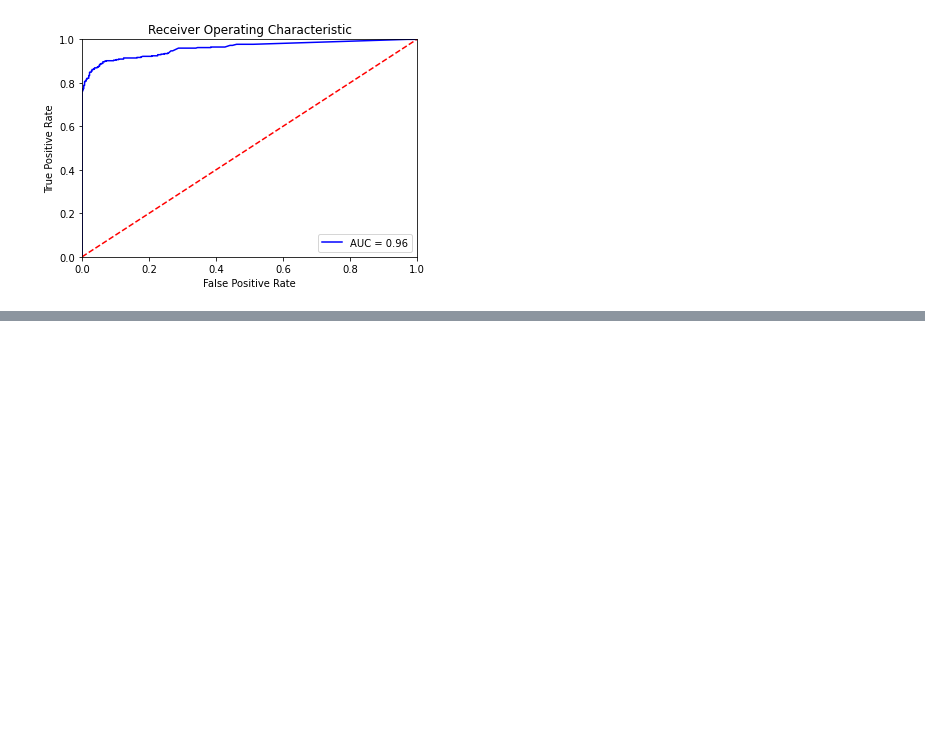
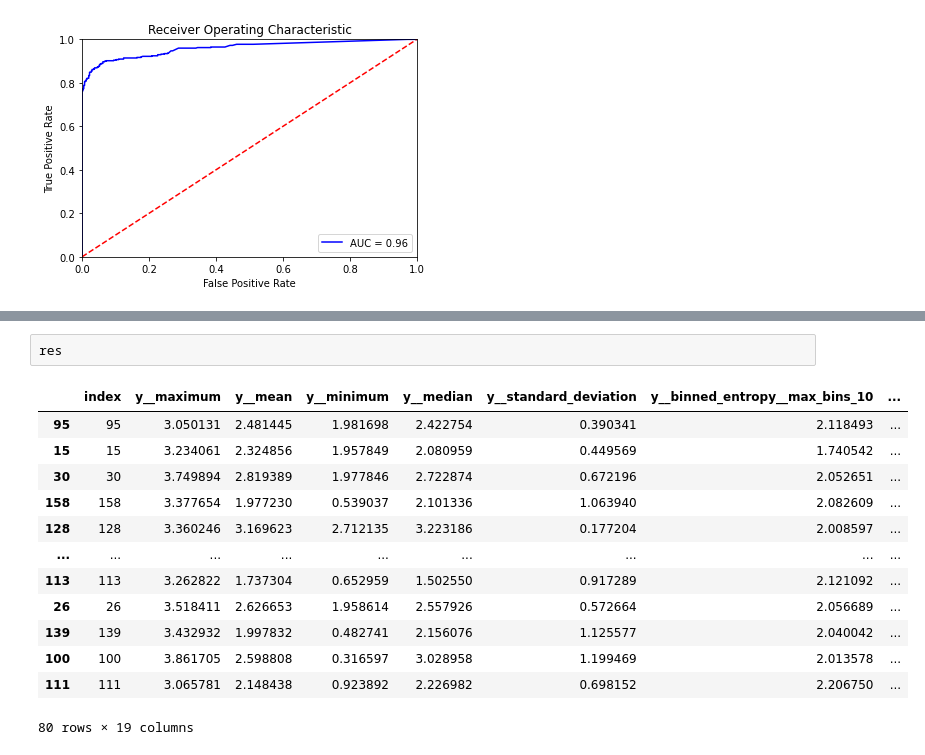
Before and after one commit to DarthSirius/Lessons, a Jupyter notebook: SkillFactory/ML_DL/M8_19_TSFresh.ipynb, the cells around one changed output, grey strips where cells are left out. Drawn from its saved outputs; the diff is of its cells as text; blank space fills up the shorter version.

```diff
--- a/SkillFactory/ML_DL/M8_19_TSFresh.ipynb
+++ b/SkillFactory/ML_DL/M8_19_TSFresh.ipynb
@@ -251,0 +496,16 @@ AUC = 0.960  Точность = 0.910
+# %%
+res
+# %% [output]
+|  | index | y__maximum | y__mean | y__minimum | y__median | y__standard_deviation | y__binned_entropy__max_bins_10 | ... |
+| 95 | 95 | 3.050131 | 2.481445 | 1.981698 | 2.422754 | 0.390341 | 2.118493 | ... |
+| 15 | 15 | 3.234061 | 2.324856 | 1.957849 | 2.080959 | 0.449569 | 1.740542 | ... |
+| 30 | 30 | 3.749894 | 2.819389 | 1.977846 | 2.722874 | 0.672196 | 2.052651 | ... |
+| 158 | 158 | 3.377654 | 1.977230 | 0.539037 | 2.101336 | 1.063940 | 2.082609 | ... |
+| 128 | 128 | 3.360246 | 3.169623 | 2.712135 | 3.223186 | 0.177204 | 2.008597 | ... |
+| ... | ... | ... | ... | ... | ... | ... | ... | ... |
+| 113 | 113 | 3.262822 | 1.737304 | 0.652959 | 1.502550 | 0.917289 | 2.121092 | ... |
+| 26 | 26 | 3.518411 | 2.626653 | 1.958614 | 2.557926 | 0.572664 | 2.056689 | ... |
+| 139 | 139 | 3.432932 | 1.997832 | 0.482741 | 2.156076 | 1.125577 | 2.040042 | ... |
+| 100 | 100 | 3.861705 | 2.598808 | 0.316597 | 3.028958 | 1.199469 | 2.013578 | ... |
+| 111 | 111 | 3.065781 | 2.148438 | 0.923892 | 2.226982 | 0.698152 | 2.206750 | ... |
+80 rows × 19 columns
```
Also changed, not shown: parts of 12 cells of this notebook, 9 other files.
